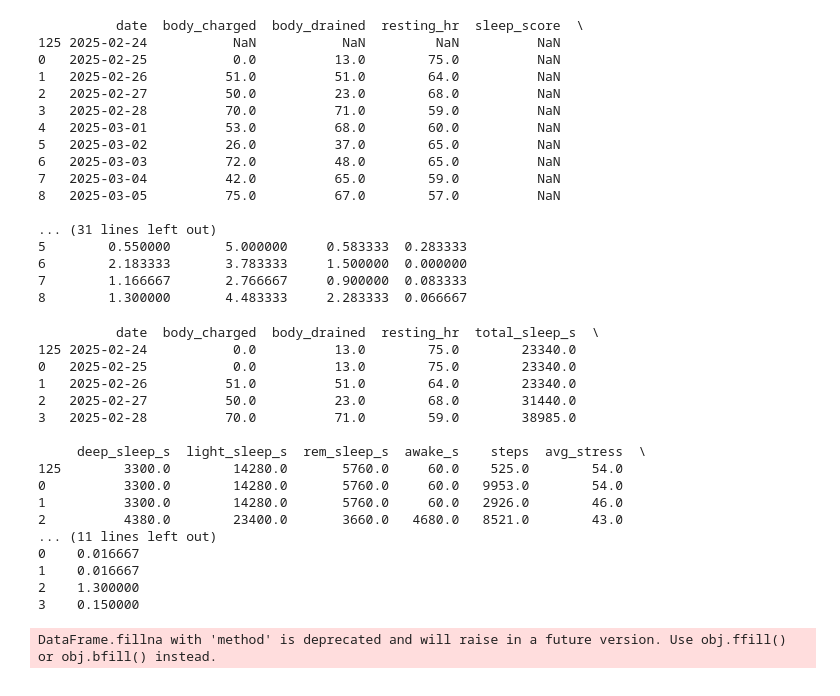
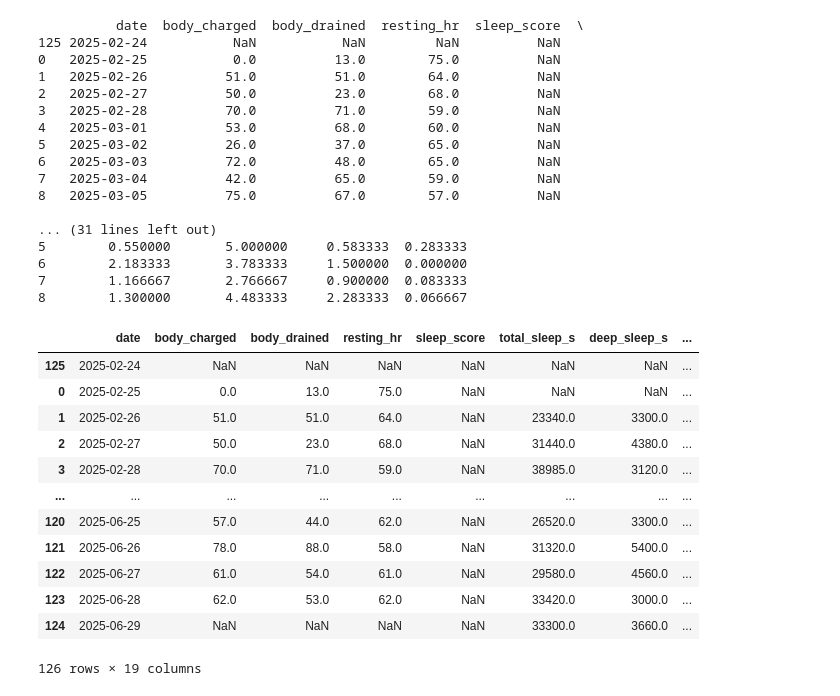
Before and after one commit to tolgasabanoglu/spatiotemporal, a Jupyter notebook: notebooks/04_visualize.ipynb, the cells around one changed output. Cells and saved outputs as stored; diff of their text form; code cells hidden in the pictures.

```diff
--- a/notebooks/04_visualize.ipynb
+++ b/notebooks/04_visualize.ipynb
@@ -215,47 +215,6 @@ print(df.head(10))
 6        2.183333       3.783333     1.500000  0.000000
 7        1.166667       2.766667     0.900000  0.083333
 8        1.300000       4.483333     2.283333  0.066667
-# %%
-
-
-# Assume df is already your loaded Garmin summary DataFrame
-# If not, load it first (e.g., from a CSV or JSON)
-
-# ---- 1. Remove unwanted columns ----
-columns_to_drop = ["sleep_score", "restless_moments"]
-df = df.drop(columns=[col for col in columns_to_drop if col in df.columns], errors="ignore")
-
-# ---- 2. Ensure date is datetime and sorted ----
-df["date"] = pd.to_datetime(df["date"], errors="coerce")
-df = df.sort_values("date")
-
-# ---- 3. Forward-fill then backward-fill missing values ----
-df = df.fillna(method="ffill").fillna(method="bfill")
-
-# ---- 4. Preview cleaned data ----
-print(df.head())
-
-# Optional: save to CSV
-# df_filled.to_csv("garmin_cleaned.csv", index=False)
-# %% [output]
-          date  body_charged  body_drained  resting_hr  total_sleep_s  \
-125 2025-02-24           0.0          13.0        75.0        23340.0
-0   2025-02-25           0.0          13.0        75.0        23340.0
-1   2025-02-26          51.0          51.0        64.0        23340.0
-2   2025-02-27          50.0          23.0        68.0        31440.0
-3   2025-02-28          70.0          71.0        59.0        38985.0
-
-     deep_sleep_s  light_sleep_s  rem_sleep_s  awake_s    steps  avg_stress  \
-125        3300.0        14280.0       5760.0     60.0    525.0        54.0
-0          3300.0        14280.0       5760.0     60.0   9953.0        54.0
-1          3300.0        14280.0       5760.0     60.0   2926.0        46.0
-2          4380.0        23400.0       3660.0   4680.0   8521.0        43.0
-... (11 lines left out)
-0    0.016667
-1    0.016667
-2    1.300000
-3    0.150000
-DataFrame.fillna with 'method' is deprecated and will raise in a future version. Use obj.ffill() or obj.bfill() instead.
 # %%
 import pandas as pd
 import plotly.graph_objects as go
@@ -321,3 +280,19 @@ fig.update_layout(
 )
 
 fig.show()
+# %%
+df
+# %% [output]
+|  | date | body_charged | body_drained | resting_hr | sleep_score | total_sleep_s | deep_sleep_s | ... |
+| 125 | 2025-02-24 | NaN | NaN | NaN | NaN | NaN | NaN | ... |
+| 0 | 2025-02-25 | 0.0 | 13.0 | 75.0 | NaN | NaN | NaN | ... |
+| 1 | 2025-02-26 | 51.0 | 51.0 | 64.0 | NaN | 23340.0 | 3300.0 | ... |
+| 2 | 2025-02-27 | 50.0 | 23.0 | 68.0 | NaN | 31440.0 | 4380.0 | ... |
+| 3 | 2025-02-28 | 70.0 | 71.0 | 59.0 | NaN | 38985.0 | 3120.0 | ... |
+| ... | ... | ... | ... | ... | ... | ... | ... | ... |
+| 120 | 2025-06-25 | 57.0 | 44.0 | 62.0 | NaN | 26520.0 | 3300.0 | ... |
+| 121 | 2025-06-26 | 78.0 | 88.0 | 58.0 | NaN | 31320.0 | 5400.0 | ... |
+| 122 | 2025-06-27 | 61.0 | 54.0 | 61.0 | NaN | 29580.0 | 4560.0 | ... |
+| 123 | 2025-06-28 | 62.0 | 53.0 | 62.0 | NaN | 33420.0 | 3000.0 | ... |
+| 124 | 2025-06-29 | NaN | NaN | NaN | NaN | 33300.0 | 3660.0 | ... |
+126 rows × 19 columns
```
Also changed, not shown: 2 other files.
